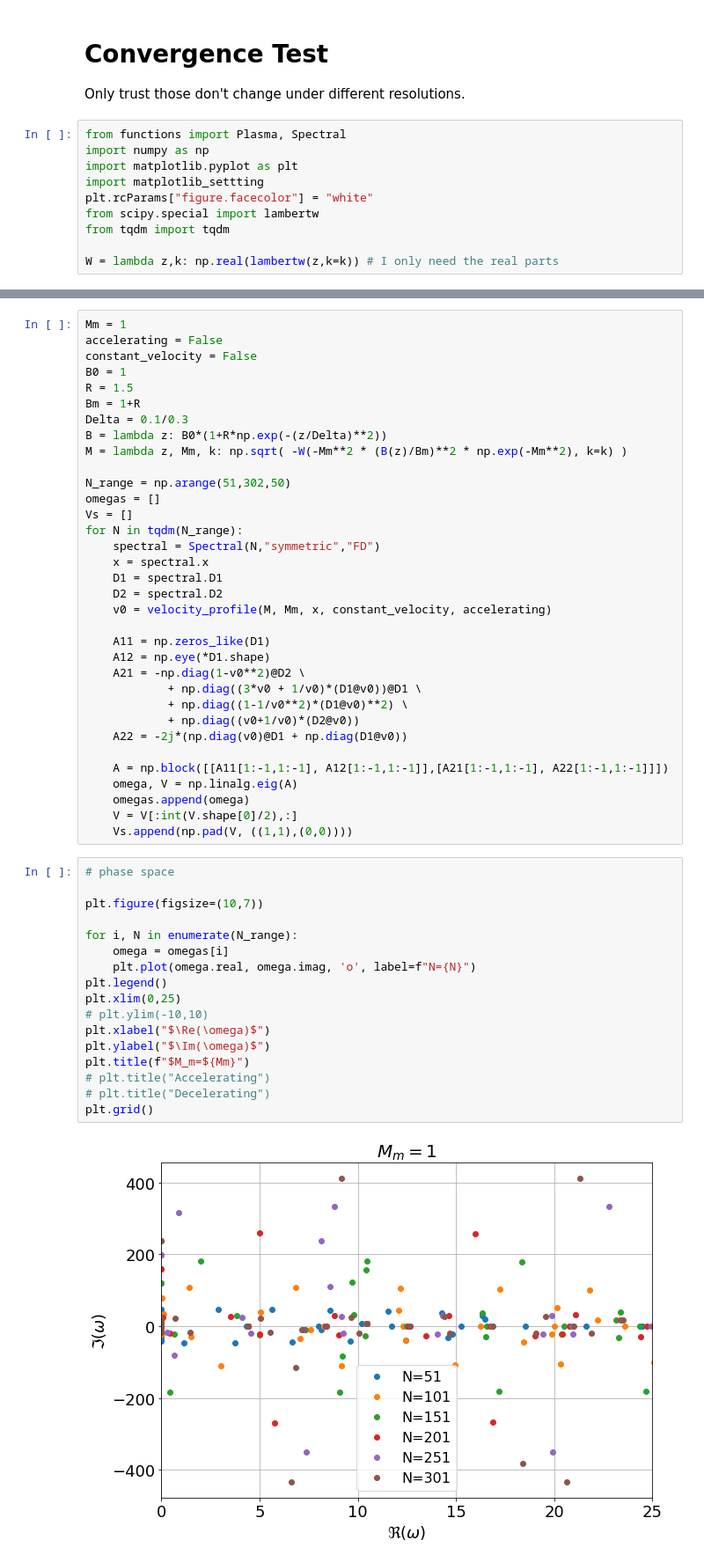
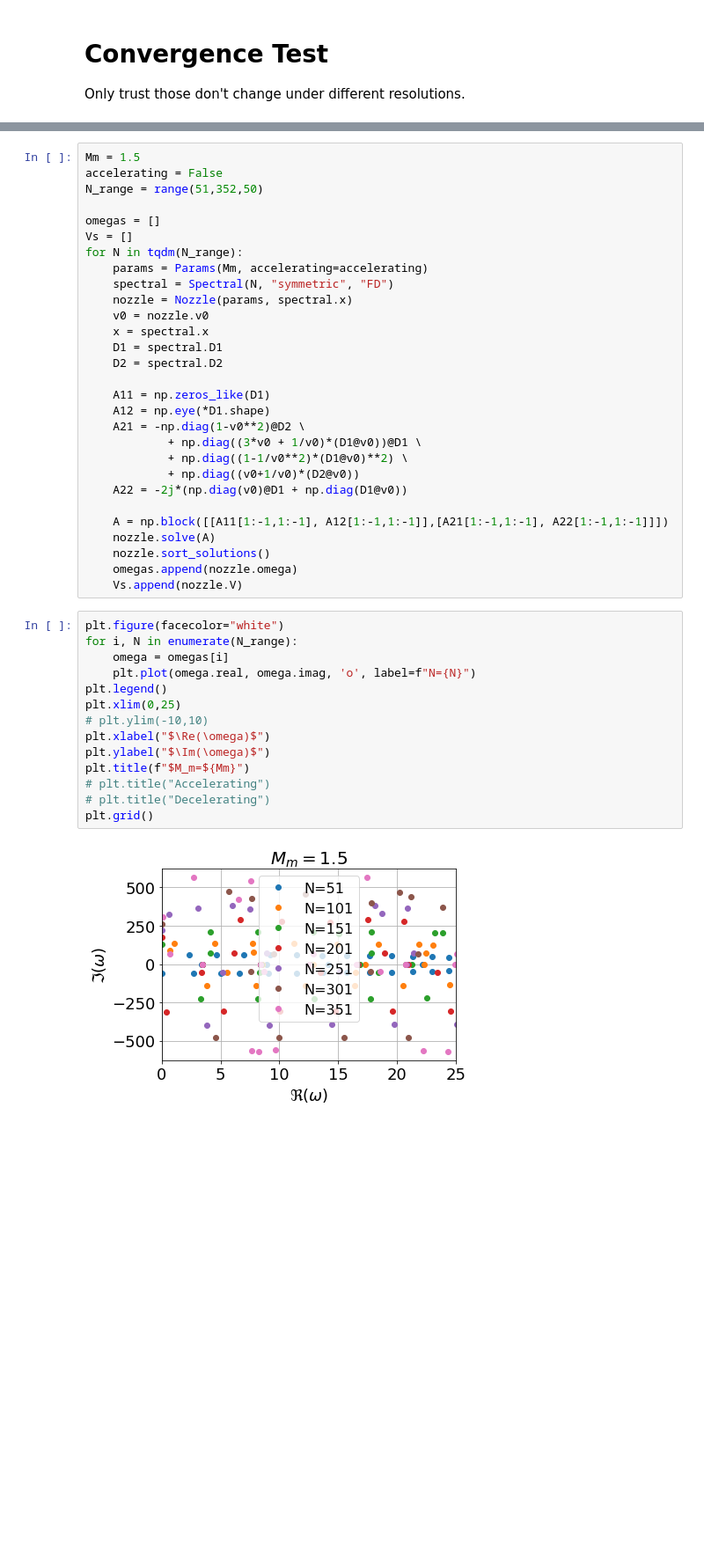
Before and after one commit to HuntFeng/magnetic-nozzle-spectral-instability, a Jupyter notebook: convergence-test.ipynb, the cells around one changed output, grey strips where cells are left out. Shown: that part at 88% size. Saved outputs shown, nothing was run; the diff lists cells and outputs as text; blank space fills up the shorter version.

```diff
--- a/convergence-test.ipynb
+++ b/convergence-test.ipynb
@@ -1,13 +1,3 @@
 # %% [markdown]
 # Convergence Test
 Only trust those don't change under different resolutions.
-# %%
-from functions import Plasma, Spectral
-import numpy as np
-import matplotlib.pyplot as plt
-import matplotlib_settting
-plt.rcParams["figure.facecolor"] = "white"
-from scipy.special import lambertw
-from tqdm import tqdm
-
-W = lambda z,k: np.real(lambertw(z,k=k)) # I only need the real parts
@@ -30,23 +9,18 @@ def velocity_profile(M, Mm, x, constant_velocity=False,acclerting=True):
 # %%
-Mm = 1
+Mm = 1.5
 accelerating = False
-constant_velocity = False
-B0 = 1
-R = 1.5
-Bm = 1+R
-Delta = 0.1/0.3
-B = lambda z: B0*(1+R*np.exp(-(z/Delta)**2))
-M = lambda z, Mm, k: np.sqrt( -W(-Mm**2 * (B(z)/Bm)**2 * np.exp(-Mm**2), k=k) )
+N_range = range(51,352,50)
 
-N_range = np.arange(51,302,50)
 omegas = []
 Vs = []
 for N in tqdm(N_range):
-    spectral = Spectral(N,"symmetric","FD")
+    params = Params(Mm, accelerating=accelerating)
+    spectral = Spectral(N, "symmetric", "FD")
+    nozzle = Nozzle(params, spectral.x)
+    v0 = nozzle.v0
     x = spectral.x
     D1 = spectral.D1
     D2 = spectral.D2
-    v0 = velocity_profile(M, Mm, x, constant_velocity, accelerating)
 
     A11 = np.zeros_like(D1)
     A12 = np.eye(*D1.shape)
@@ -57,27 +31,24 @@ for N in tqdm(N_range):
     A22 = -2j*(np.diag(v0)@D1 + np.diag(D1@v0))
 
     A = np.block([[A11[1:-1,1:-1], A12[1:-1,1:-1]],[A21[1:-1,1:-1], A22[1:-1,1:-1]]])
-    omega, V = np.linalg.eig(A)
-    omegas.append(omega)
-    V = V[:int(V.shape[0]/2),:]
-    Vs.append(np.pad(V, ((1,1),(0,0))))
+    nozzle.solve(A)
+    nozzle.sort_solutions()
+    omegas.append(nozzle.omega)
+    Vs.append(nozzle.V)
 # %%
-# phase space
-
-plt.figure(figsize=(10,7))
-
+plt.figure(facecolor="white")
 for i, N in enumerate(N_range):
     omega = omegas[i]
     plt.plot(omega.real, omega.imag, 'o', label=f"N={N}")
 plt.legend()
 plt.xlim(0,25)
 # plt.ylim(-10,10)
 plt.xlabel("$\Re(\omega)$")
 plt.ylabel("$\Im(\omega)$")
 plt.title(f"$M_m=${Mm}")
 # plt.title("Accelerating")
 # plt.title("Decelerating")
 plt.grid()
 # %% [output]
-[figure, old version]
+[figure, new version]
 # %%
```
Also changed, not shown: parts of 3 cells of this notebook, 3 other files.
